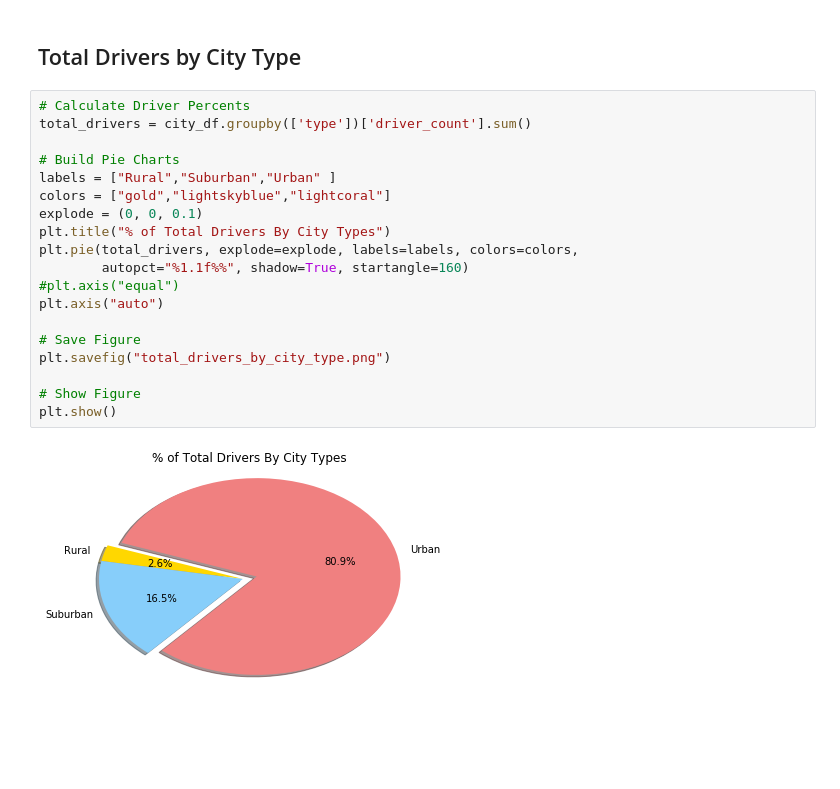
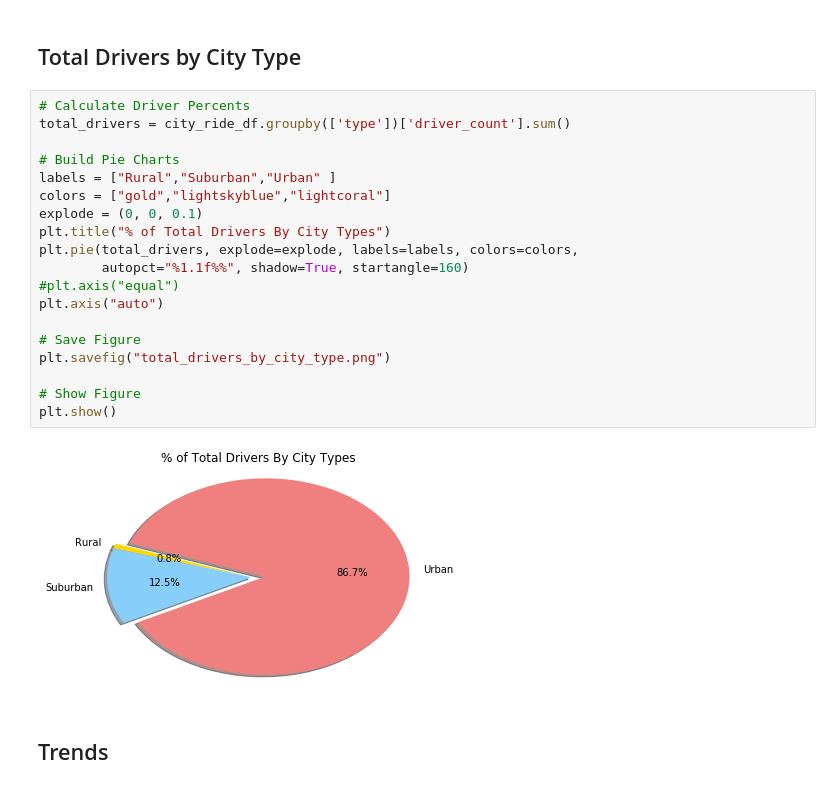
Before and after one commit to cristina-iacob/Pyber, a Jupyter notebook: pyber_CI.ipynb, the cells around one changed output. Saved outputs shown, nothing was run; the diff lists cells and outputs as text; blank space fills up the shorter version.

Commit message:
added trends/analysis

```diff
--- a/pyber_CI.ipynb
+++ b/pyber_CI.ipynb
@@ -143,22 +143,24 @@ plt.show()
 ## Total Drivers by City Type
 # %%
 # Calculate Driver Percents
-total_drivers = city_df.groupby(['type'])['driver_count'].sum()
+total_drivers = city_ride_df.groupby(['type'])['driver_count'].sum()
 
 # Build Pie Charts
 labels = ["Rural","Suburban","Urban" ]
 colors = ["gold","lightskyblue","lightcoral"]
 explode = (0, 0, 0.1)
 plt.title("% of Total Drivers By City Types")
 plt.pie(total_drivers, explode=explode, labels=labels, colors=colors,
         autopct="%1.1f%%", shadow=True, startangle=160)
 #plt.axis("equal")
 plt.axis("auto")
 
 # Save Figure
 plt.savefig("total_drivers_by_city_type.png")
 
 # Show Figure
 plt.show()
 # %% [output]
-[figure, old version]
+[figure, new version]
+# %% [markdown]
+## Trends
```
Also changed, not shown: parts of 2 cells of this notebook, 2 other files.
